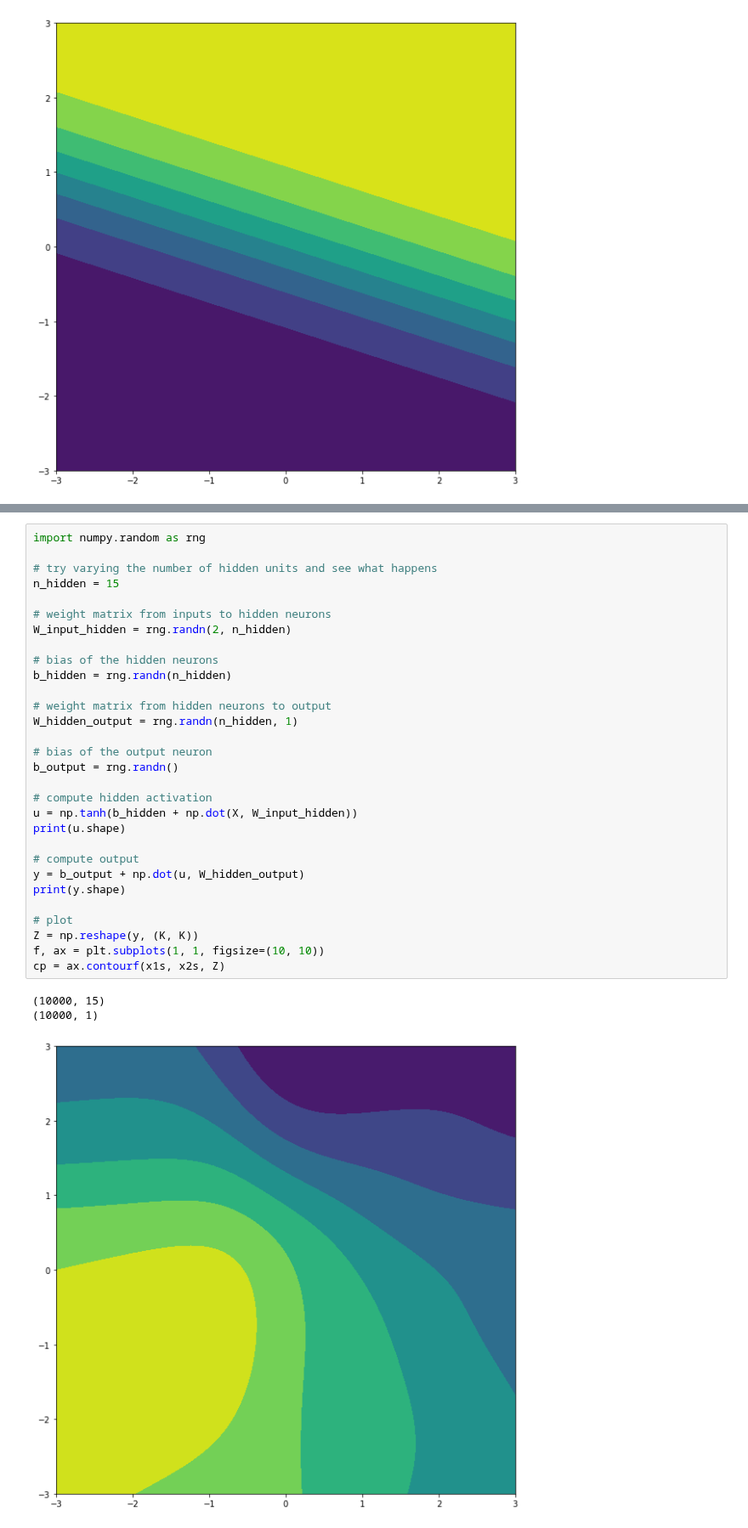
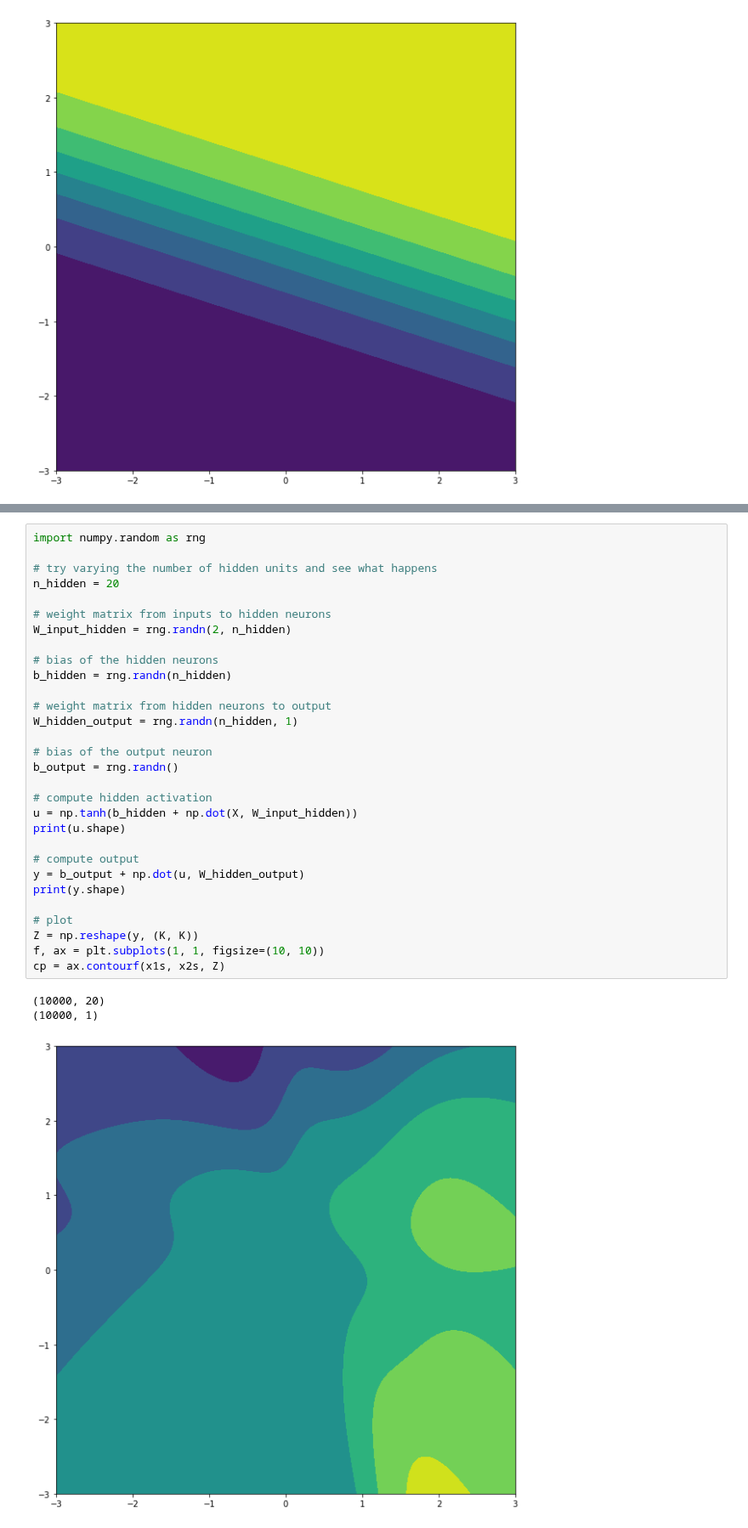
Before and after one commit to KISRDevelopment/nn_course, a Jupyter notebook: module4_nn.ipynb, the cells around one changed output, grey strips where cells are left out. Shown at 85% size. Drawn from its saved outputs; the diff is of its cells as text.

```diff
--- a/module4_nn.ipynb
+++ b/module4_nn.ipynb
@@ -106,35 +111,35 @@ Let's implement a neural network with multiple neurons in the hidden layer.
 import numpy.random as rng
 
 # try varying the number of hidden units and see what happens
-n_hidden = 15
+n_hidden = 20
 
 # weight matrix from inputs to hidden neurons
 W_input_hidden = rng.randn(2, n_hidden)
 
 # bias of the hidden neurons
 b_hidden = rng.randn(n_hidden)
 
 # weight matrix from hidden neurons to output
 W_hidden_output = rng.randn(n_hidden, 1)
 
 # bias of the output neuron
 b_output = rng.randn()
 
 # compute hidden activation
 u = np.tanh(b_hidden + np.dot(X, W_input_hidden))
 print(u.shape)
 
 # compute output
 y = b_output + np.dot(u, W_hidden_output)
 print(y.shape)
 
 # plot
 Z = np.reshape(y, (K, K))
 f, ax = plt.subplots(1, 1, figsize=(10, 10))
 cp = ax.contourf(x1s, x2s, Z)
 # %% [output]
-(10000, 15)
+(10000, 20)
 (10000, 1)
-[figure, old version]
+[figure, new version]
 # %% [markdown]
 * We see that as you increase the number of hidden units, the complexity of the functions that the network can learn increases
```
Also changed, not shown: parts of 4 cells of this notebook, 1 other file.
